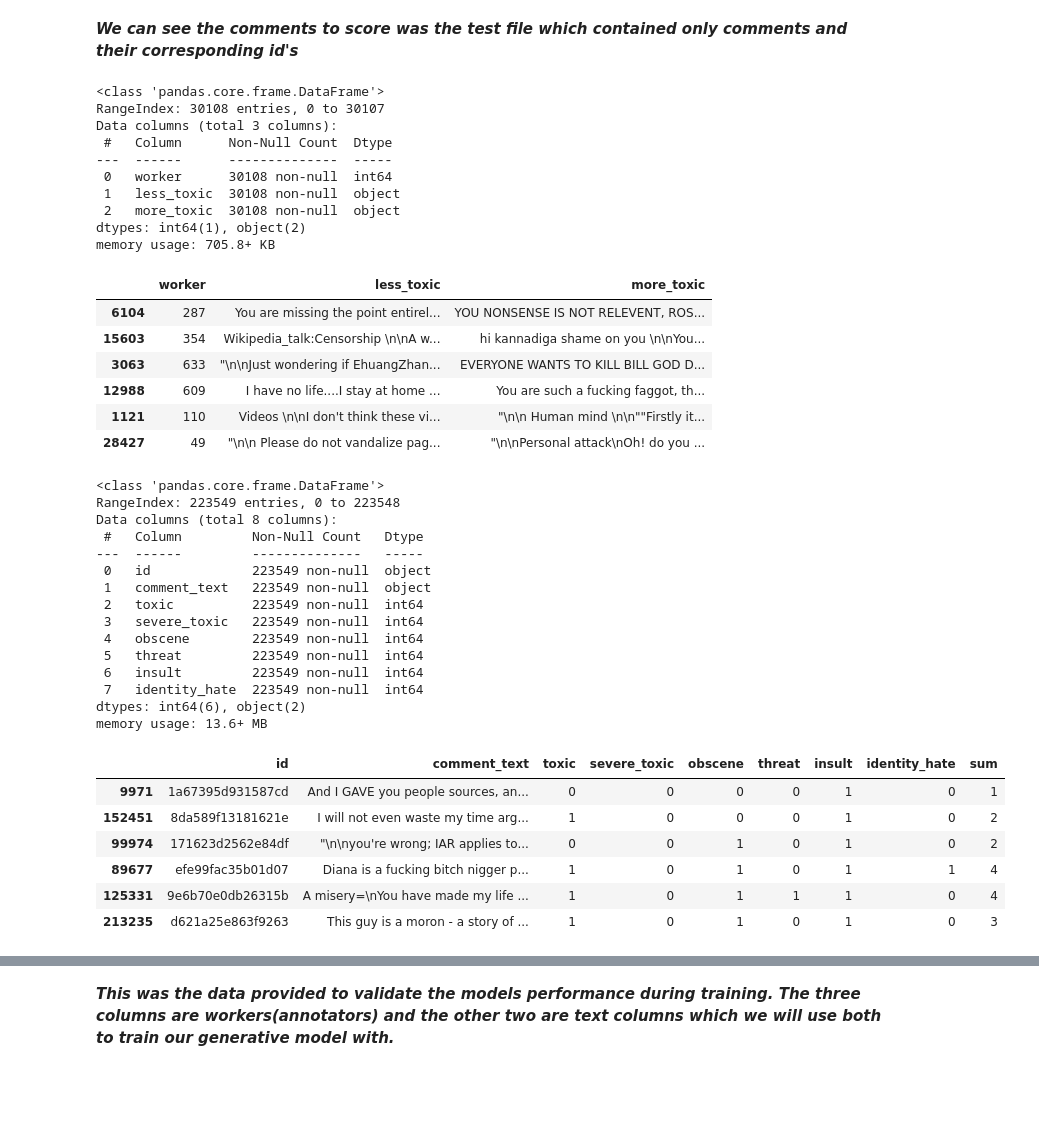
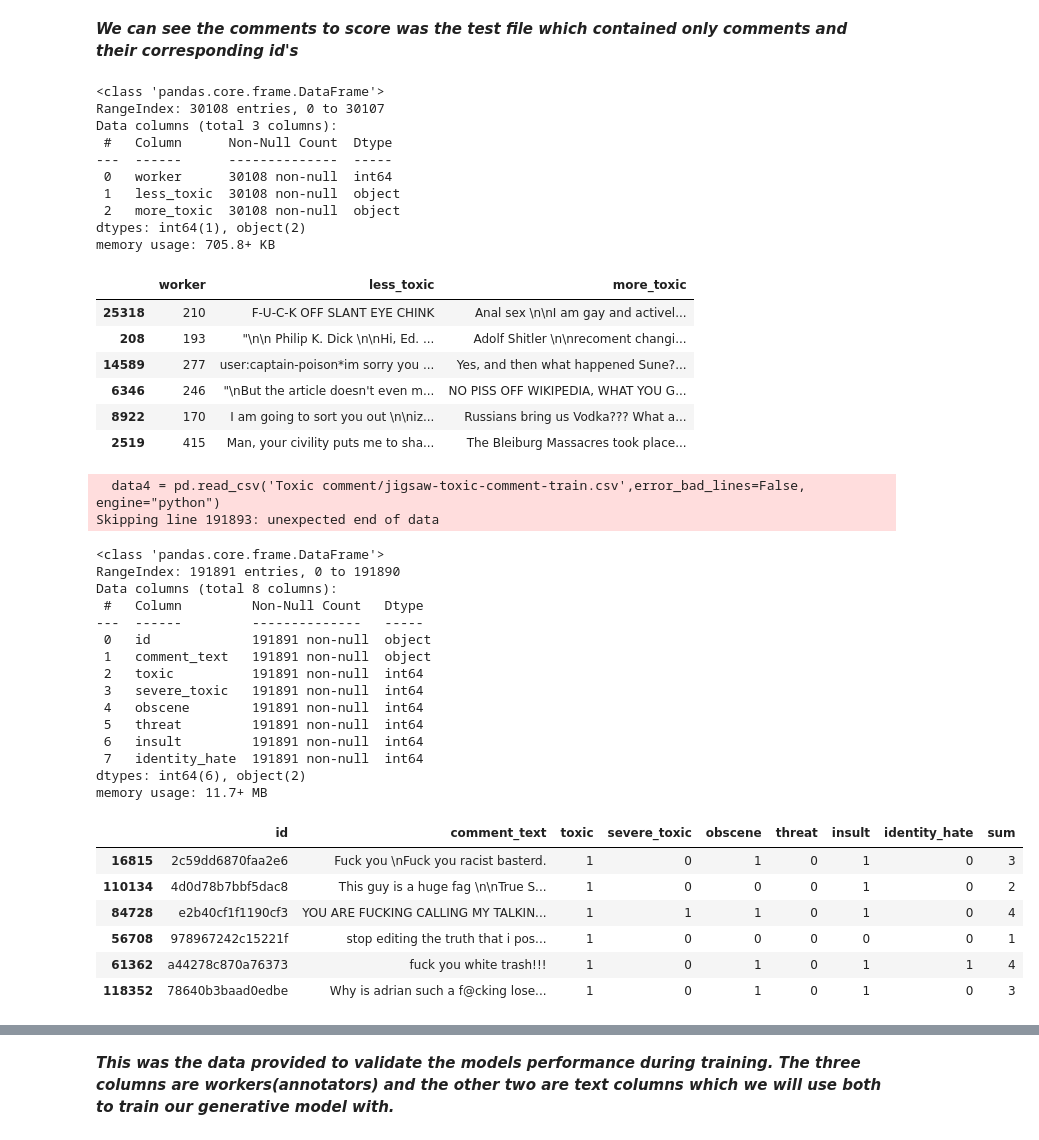
Before and after one commit to liki-boss/ToxiGen, a Jupyter notebook: build-a-minigpt-for-text-generation_old.ipynb, the cells around one changed output, grey strips where cells are left out. Saved outputs shown, nothing was run; the diff lists cells and outputs as text; code cells hidden in the pictures; blank space fills up the shorter version.

```diff
--- a/build-a-minigpt-for-text-generation_old.ipynb
+++ b/build-a-minigpt-for-text-generation_old.ipynb
@@ -108,7 +107,7 @@ Name: text, dtype: object
 # %% [markdown]
 ***We can see the comments to score was the test file which contained only comments and their corresponding id's***
 # %%
-data2 = pd.read_csv('../input/jigsaw-toxic-severity-rating/validation_data.csv')
+data2 = pd.read_csv('Jigsaw Rate Severity of Toxic Comments/validation_data.csv')
 data2.info()
 
 data2.sample(6)
@@ -124,44 +123,46 @@ Data columns (total 3 columns):
 dtypes: int64(1), object(2)
 memory usage: 705.8+ KB
 |  | worker | less_toxic | more_toxic |
-| 6104 | 287 | You are missing the point entirel... | YOU NONSENSE IS NOT RELEVENT, ROS... |
-| 15603 | 354 | Wikipedia_talk:Censorship \n\nA w... | hi kannadiga shame on you \n\nYou... |
-| 3063 | 633 | "\n\nJust wondering if EhuangZhan... | EVERYONE WANTS TO KILL BILL GOD D... |
-| 12988 | 609 | I have no life....I stay at home ... | You are such a fucking faggot, th... |
-| 1121 | 110 | Videos \n\nI don't think these vi... | "\n\n Human mind \n\n""Firstly it... |
-| 28427 | 49 | "\n\n Please do not vandalize pag... | "\n\nPersonal attack\nOh! do you ... |
+| 25318 | 210 | F-U-C-K OFF SLANT EYE CHINK | Anal sex \n\nI am gay and activel... |
+| 208 | 193 | "\n\n Philip K. Dick \n\nHi, Ed. ... | Adolf Shitler \n\nrecoment changi... |
+| 14589 | 277 | user:captain-poison*im sorry you ... | Yes, and then what happened Sune?... |
+| 6346 | 246 | "\nBut the article doesn't even m... | NO PISS OFF WIKIPEDIA, WHAT YOU G... |
+| 8922 | 170 | I am going to sort you out \n\niz... | Russians bring us Vodka??? What a... |
+| 2519 | 415 | Man, your civility puts me to sha... | The Bleiburg Massacres took place... |
 # %%
-data4 = pd.read_csv('../input/toxic-comment/jigsaw-toxic-comment-train.csv')
+data4 = pd.read_csv('Toxic comment/jigsaw-toxic-comment-train.csv',error_bad_lines=False, engine="python")
 data4.info()
 
 ## Sum across labels to filter out clean comments
 data4['sum'] = data4.loc[:, 'toxic':].sum(axis=1)
 
 ## Keep only comments with some type of label
 data4 = data4[data4['sum'] > 0]
 
 data4.sample(6)
 # %% [output]
-<class 'pandas.core.frame.DataFrame'>
-RangeIndex: 223549 entries, 0 to 223548
-Data columns (total 8 columns):
- #   Column         Non-Null Count   Dtype
----  ------         --------------   -----
- 0   id             223549 non-null  object
- 1   comment_text   223549 non-null  object
- 2   toxic          223549 non-null  int64
- 3   severe_toxic   223549 non-null  int64
- 4   obscene        223549 non-null  int64
- 5   threat         223549 non-null  int64
- 6   insult         223549 non-null  int64
- 7   identity_hate  223549 non-null  int64
-dtypes: int64(6), object(2)
-memory usage: 13.6+ MB
+  data4 = pd.read_csv('Toxic comment/jigsaw-toxic-comment-train.csv',error_bad_lines=False, engine="python")
+Skipping line 191893: unexpected end of data
+<class 'pandas.core.frame.DataFrame'>
+RangeIndex: 191891 entries, 0 to 191890
+Data columns (total 8 columns):
+ #   Column         Non-Null Count   Dtype
+---  ------         --------------   -----
+ 0   id             191891 non-null  object
+ 1   comment_text   191891 non-null  object
+ 2   toxic          191891 non-null  int64
+ 3   severe_toxic   191891 non-null  int64
+ 4   obscene        191891 non-null  int64
+ 5   threat         191891 non-null  int64
+ 6   insult         191891 non-null  int64
+ 7   identity_hate  191891 non-null  int64
+dtypes: int64(6), object(2)
+memory usage: 11.7+ MB
 |  | id | comment_text | toxic | severe_toxic | obscene | threat | insult | identity_hate | sum |
-| 9971 | 1a67395d931587cd | And I GAVE you people sources, an... | 0 | 0 | 0 | 0 | 1 | 0 | 1 |
-| 152451 | 8da589f13181621e | I will not even waste my time arg... | 1 | 0 | 0 | 0 | 1 | 0 | 2 |
-| 99974 | 171623d2562e84df | "\n\nyou're wrong; IAR applies to... | 0 | 0 | 1 | 0 | 1 | 0 | 2 |
-| 89677 | efe99fac35b01d07 | Diana is a fucking bitch nigger p... | 1 | 0 | 1 | 0 | 1 | 1 | 4 |
-| 125331 | 9e6b70e0db26315b | A misery=\nYou have made my life ... | 1 | 0 | 1 | 1 | 1 | 0 | 4 |
-| 213235 | d621a25e863f9263 | This guy is a moron - a story of ... | 1 | 0 | 1 | 0 | 1 | 0 | 3 |
+| 16815 | 2c59dd6870faa2e6 | Fuck you \nFuck you racist basterd. | 1 | 0 | 1 | 0 | 1 | 0 | 3 |
+| 110134 | 4d0d78b7bbf5dac8 | This guy is a huge fag \n\nTrue S... | 1 | 0 | 0 | 0 | 1 | 0 | 2 |
+| 84728 | e2b40cf1f1190cf3 | YOU ARE FUCKING CALLING MY TALKIN... | 1 | 1 | 1 | 0 | 1 | 0 | 4 |
+| 56708 | 978967242c15221f | stop editing the truth that i pos... | 1 | 0 | 0 | 0 | 0 | 0 | 1 |
+| 61362 | a44278c870a76373 | fuck you white trash!!! | 1 | 0 | 1 | 0 | 1 | 1 | 4 |
+| 118352 | 78640b3baad0edbe | Why is adrian such a f@cking lose... | 1 | 0 | 1 | 0 | 1 | 0 | 3 |
 # %%
```
Also changed, not shown: parts of 13 cells of this notebook, 1 other file.
